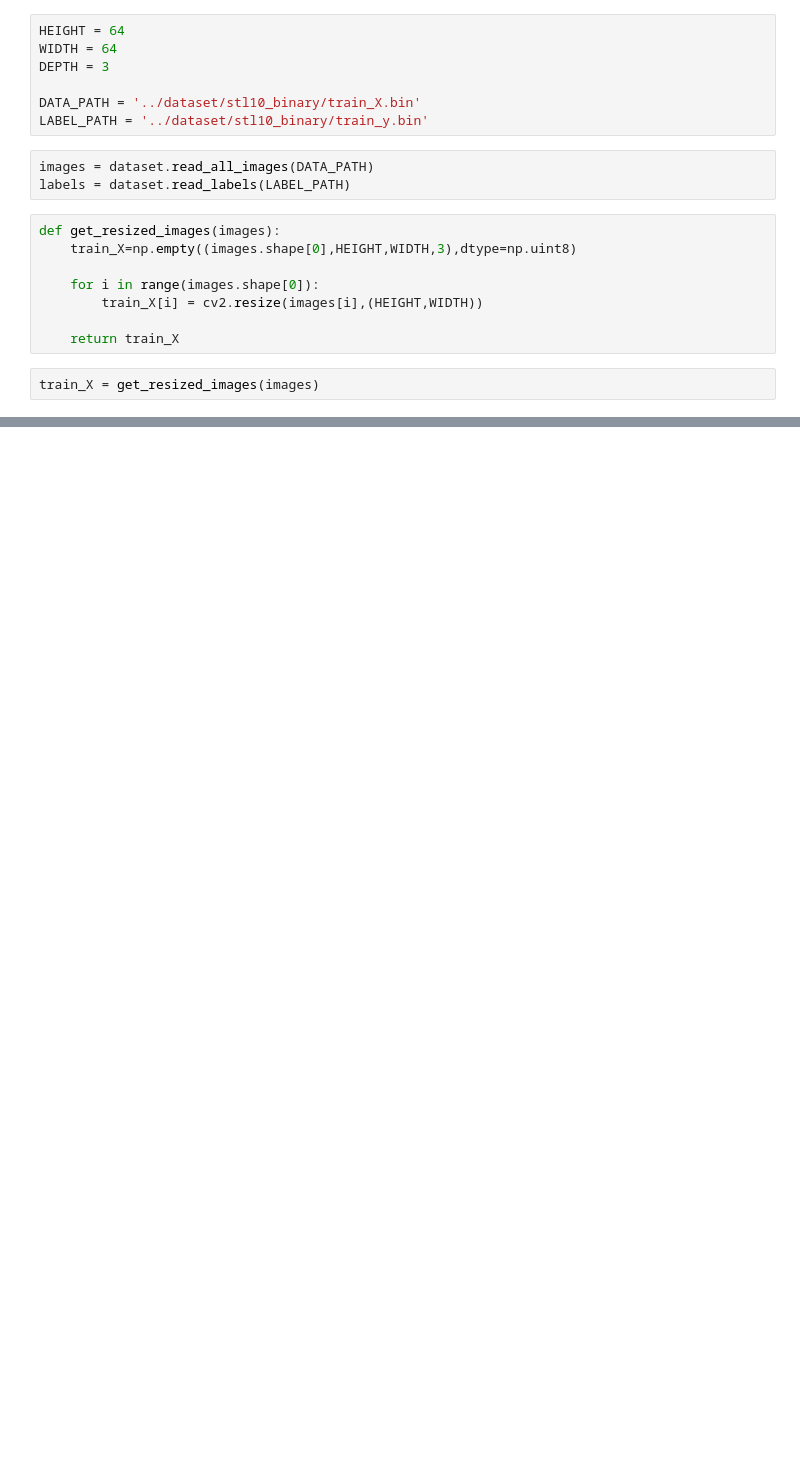
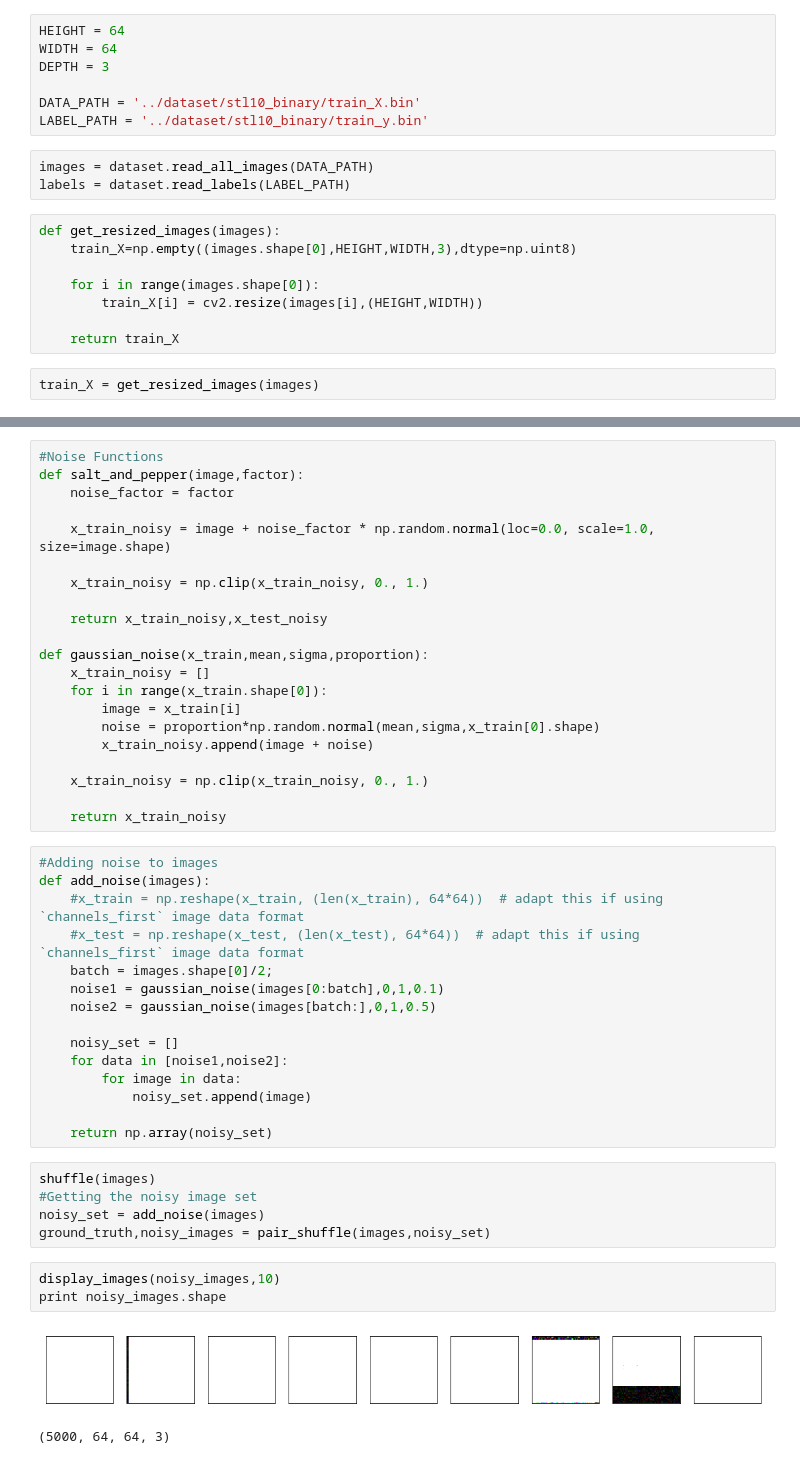
Before and after one commit to sandeepnmenon/Image-Denoising-with-Deep-CNN, a Jupyter notebook: src/main.ipynb, the cells around one changed output, grey strips where cells are left out. Saved outputs shown, nothing was run; the diff lists cells and outputs as text; blank space fills up the shorter version.

```diff
--- a/src/main.ipynb
+++ b/src/main.ipynb
@@ -28,0 +61,47 @@ train= train_X.reshape(5000,3,64,64)
+# %%
+#Noise Functions
+def salt_and_pepper(image,factor):
+    noise_factor = factor
+
+    x_train_noisy = image + noise_factor * np.random.normal(loc=0.0, scale=1.0, size=image.shape)
+
+    x_train_noisy = np.clip(x_train_noisy, 0., 1.)
+
+    return x_train_noisy,x_test_noisy
+
+def gaussian_noise(x_train,mean,sigma,proportion):
+    x_train_noisy = []
+    for i in range(x_train.shape[0]):
+        image = x_train[i]
+        noise = proportion*np.random.normal(mean,sigma,x_train[0].shape)
+        x_train_noisy.append(image + noise)
+
+    x_train_noisy = np.clip(x_train_noisy, 0., 1.)
+
+    return x_train_noisy
+# %%
+#Adding noise to images
+def add_noise(images):
+    #x_train = np.reshape(x_train, (len(x_train), 64*64))  # adapt this if using `channels_first` image data format
+    #x_test = np.reshape(x_test, (len(x_test), 64*64))  # adapt this if using `channels_first` image data format
+    batch = images.shape[0]/2;
+    noise1 = gaussian_noise(images[0:batch],0,1,0.1)
+    noise2 = gaussian_noise(images[batch:],0,1,0.5)
+
+    noisy_set = []
+    for data in [noise1,noise2]:
+        for image in data:
+            noisy_set.append(image)
+
+    return np.array(noisy_set)
+# %%
+shuffle(images)
+#Getting the noisy image set
+noisy_set = add_noise(images)
+ground_truth,noisy_images = pair_shuffle(images,noisy_set)
+# %%
+display_images(noisy_images,10)
+print noisy_images.shape
+# %% [output]
+[figure, added]
+(5000, 64, 64, 3)
```
Also changed, not shown: parts of 15 cells of this notebook.
